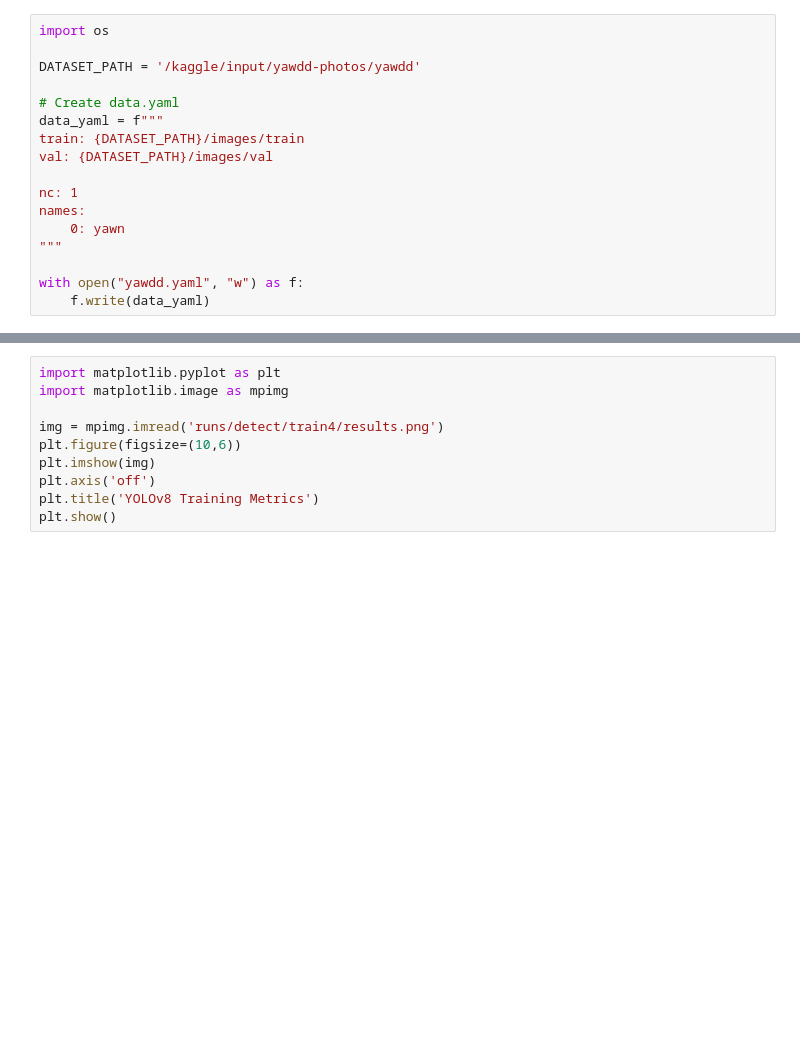
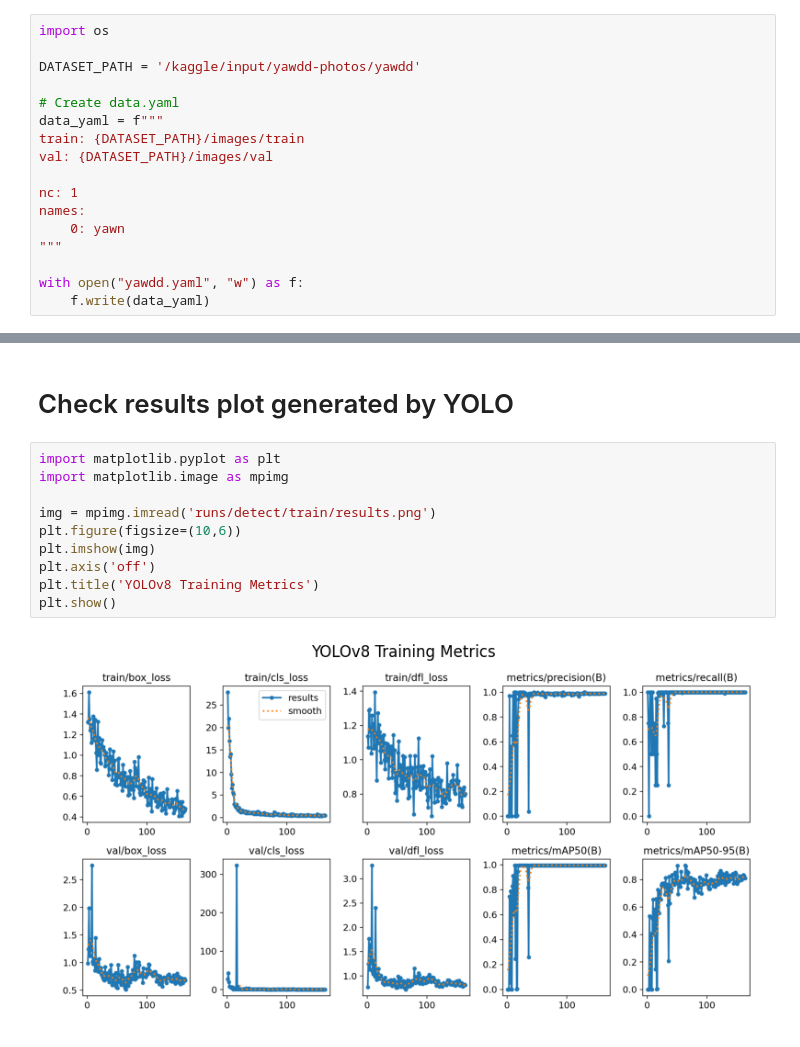
Before and after one commit to selmagrosse/drowsiness-detection, a Jupyter notebook: yawn-detection-yolo.ipynb, the cells around one changed output, grey strips where cells are left out. Saved outputs shown, nothing was run; the diff lists cells and outputs as text; blank space fills up the shorter version.

```diff
--- a/yawn-detection-yolo.ipynb
+++ b/yawn-detection-yolo.ipynb
@@ -27,10 +96,14 @@ model.train(data="yawdd.yaml", epochs=100, imgsz=640)
+# %% [markdown]
+# Check results plot generated by YOLO
 # %%
 import matplotlib.pyplot as plt
 import matplotlib.image as mpimg
 
-img = mpimg.imread('runs/detect/train4/results.png')
+img = mpimg.imread('runs/detect/train/results.png')
 plt.figure(figsize=(10,6))
 plt.imshow(img)
 plt.axis('off')
 plt.title('YOLOv8 Training Metrics')
 plt.show()
+# %% [output]
+[figure, added]
```
Also changed, not shown: parts of 10 cells of this notebook.
